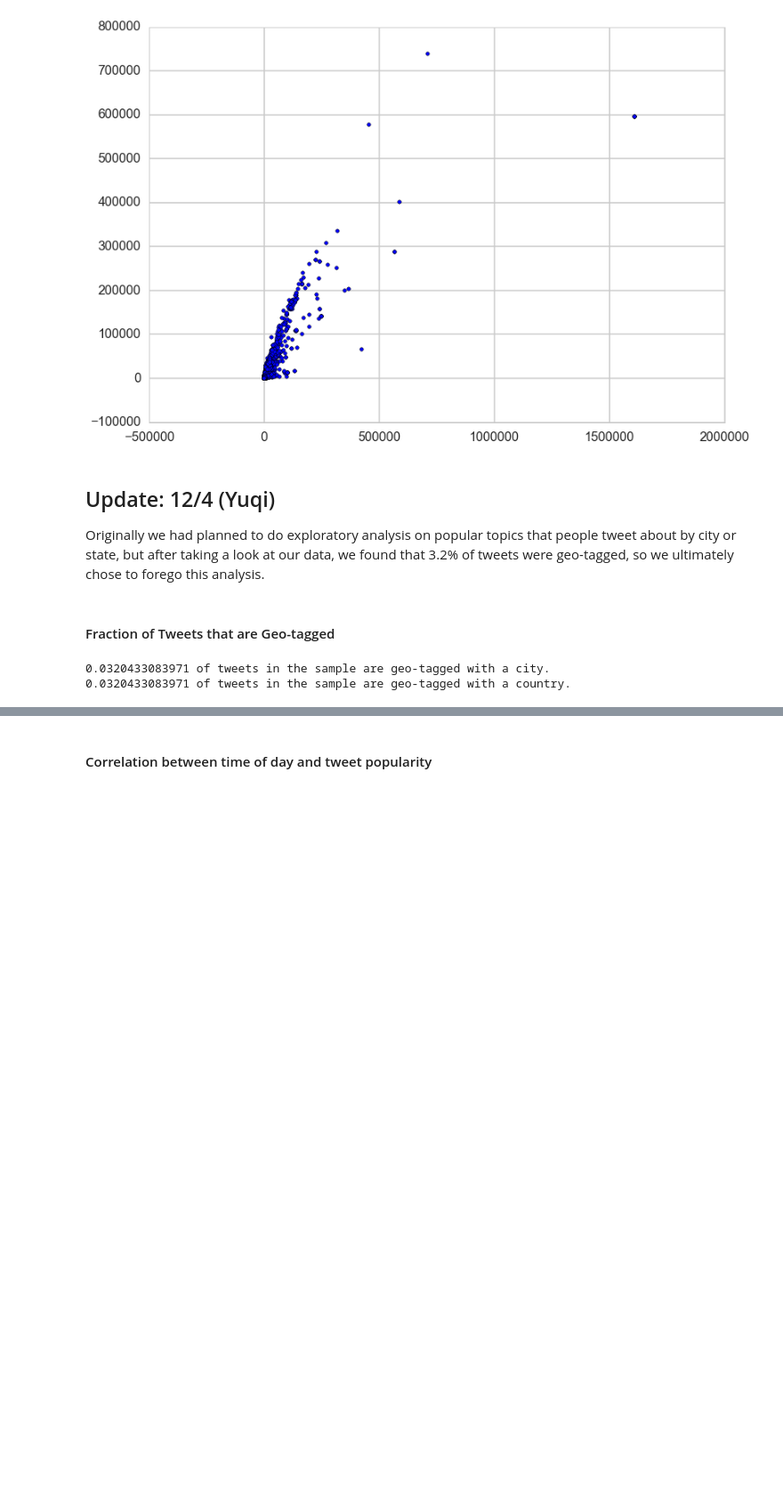
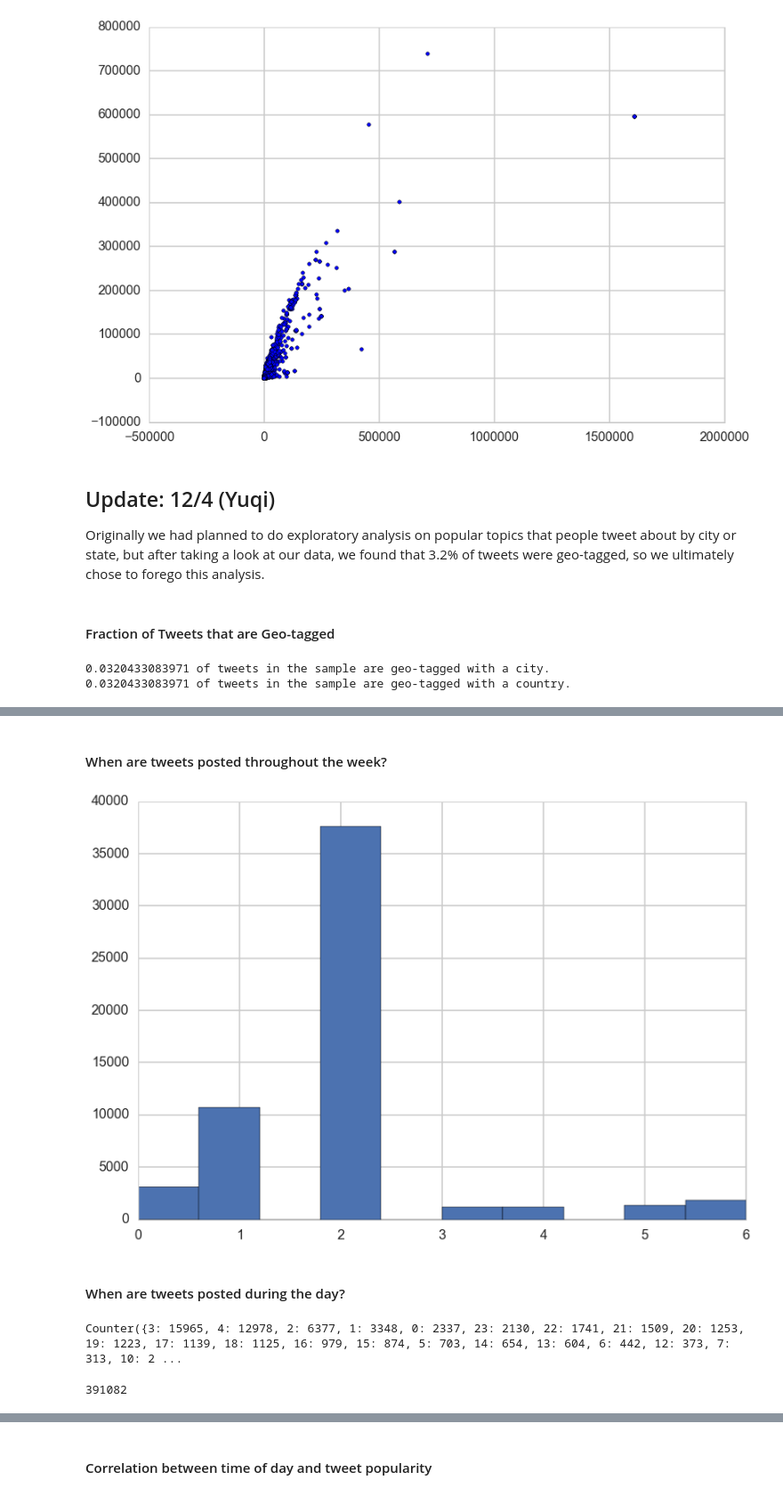
Before and after one commit to belindazeng/goingviral, a Jupyter notebook: goingviral.ipynb, the cells around one changed output, grey strips where cells are left out. Shown at 89% size. Drawn from its saved outputs; the diff is of its cells as text; code cells hidden in the pictures; blank space fills up the shorter version.

Commit message:
More exploratory analysis plus circular histogram

```diff
--- a/goingviral.ipynb
+++ b/goingviral.ipynb
@@ -549,0 +563,4 @@ print str(countryfrac)+" of tweets in the sample are geo-tagged with a country."
+# %%
+from datetime import datetime
+date_objects = [datetime.strptime(each, '%Y-%m-%d %H:%M:%S') for each in dftouse['created_at']]
+dir(date_objects[0])
@@ -549,0 +585,10 @@ print str(countryfrac)+" of tweets in the sample are geo-tagged with a country."
+# %% [markdown]
+#### When are tweets posted throughout the week?
+# %%
+day_objects = [each.weekday() for each in date_objects]
+plt.hist(day_objects)
+plt.show()
+# %% [output]
+[figure, added]
+# %% [markdown]
+#### When are tweets posted during the day?
@@ -549,0 +599,6 @@ print str(countryfrac)+" of tweets in the sample are geo-tagged with a country."
+# %%
+print Counter(hour_objects)
+sum(hour_objects)
+# %% [output]
+Counter({3: 15965, 4: 12978, 2: 6377, 1: 3348, 0: 2337, 23: 2130, 22: 1741, 21: 1509, 20: 1253, 19: 1223, 17: 1139, 18: 1125, 16: 979, 15: 874, 5: 703, 14: 654, 13: 604, 6: 442, 12: 373, 7: 313, 10: 2 ...
+391082
```
Also changed, not shown: parts of 16 cells of this notebook, 1 other file.
